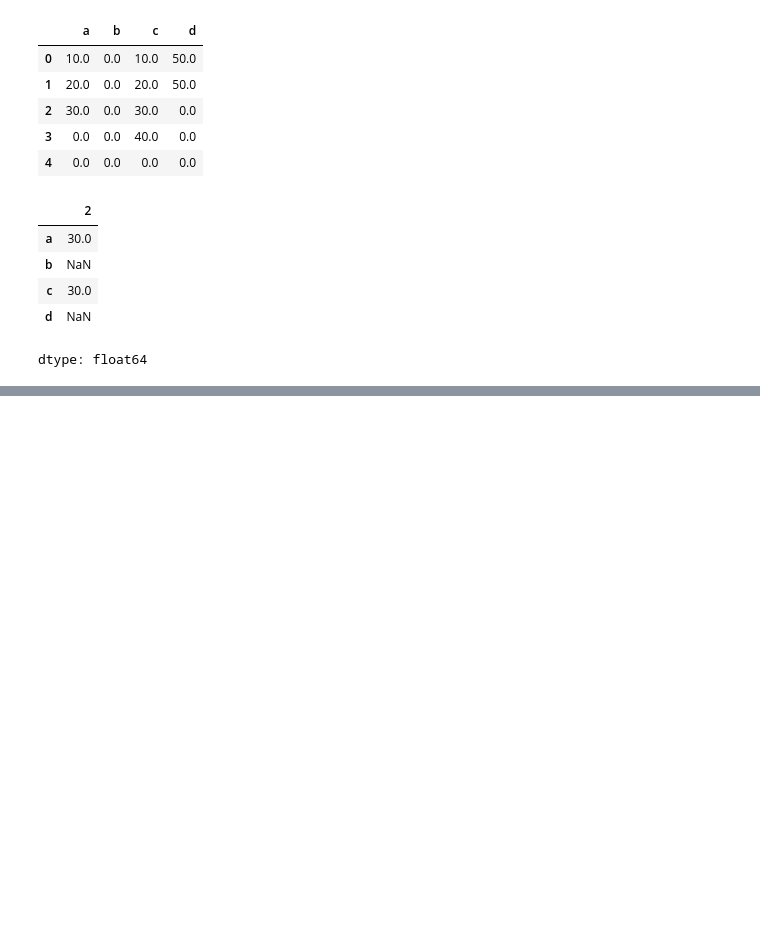
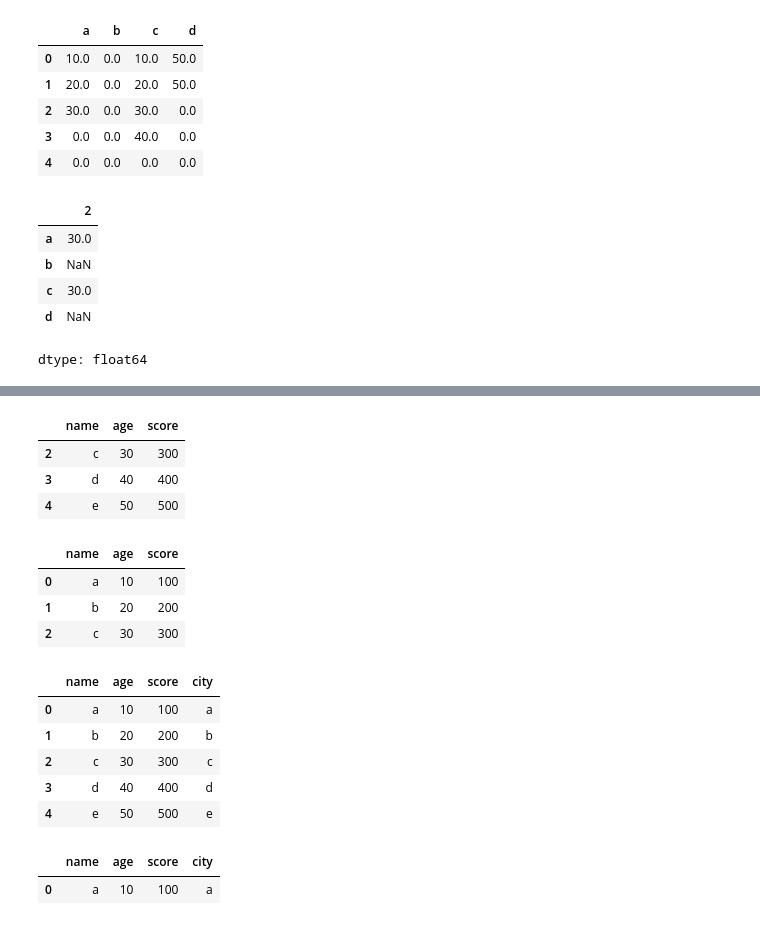
Before and after one commit to mdsamim1992hatia-cell/BMI-CAL, a Jupyter notebook: Untitled81.ipynb, the cells around one changed output, grey strips where cells are left out. Cells and saved outputs as stored; diff of their text form; code cells hidden in the pictures; blank space fills up the shorter version.

```diff
--- a/Untitled81.ipynb
+++ b/Untitled81.ipynb
@@ -167,0 +229,34 @@ dtype: float64
+# %%
+df[df['age']>20]
+# %% [output]
+|  | name | age | score |
+| 2 | c | 30 | 300 |
+| 3 | d | 40 | 400 |
+| 4 | e | 50 | 500 |
+# %%
+df[(df['age']<15)|(df['score']<400)]
+# %% [output]
+|  | name | age | score |
+| 0 | a | 10 | 100 |
+| 1 | b | 20 | 200 |
+| 2 | c | 30 | 300 |
+# %%
+df=pd.DataFrame({
+    'name':['a','b','c','d','e'],
+    'age':[10,20,30,40,50],
+    'score':[100,200,300,400,500],
+    'city':['a','b','c','d','e']
+})
+df
+# %% [output]
+|  | name | age | score | city |
+| 0 | a | 10 | 100 | a |
+| 1 | b | 20 | 200 | b |
+| 2 | c | 30 | 300 | c |
+| 3 | d | 40 | 400 | d |
+| 4 | e | 50 | 500 | e |
+# %%
+df[df['age']<=10]
+# %% [output]
+|  | name | age | score | city |
+| 0 | a | 10 | 100 | a |
```
Also changed, not shown: parts of 10 cells of this notebook.
